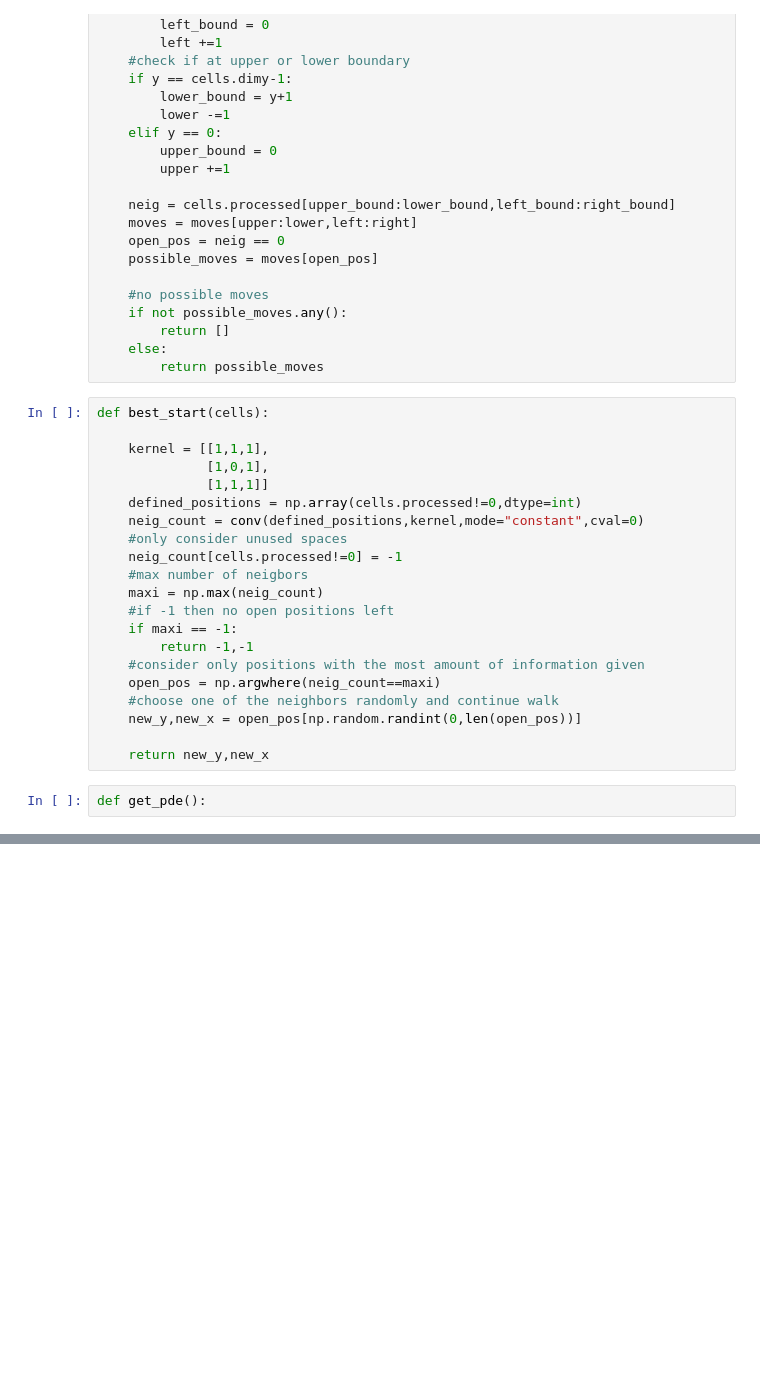
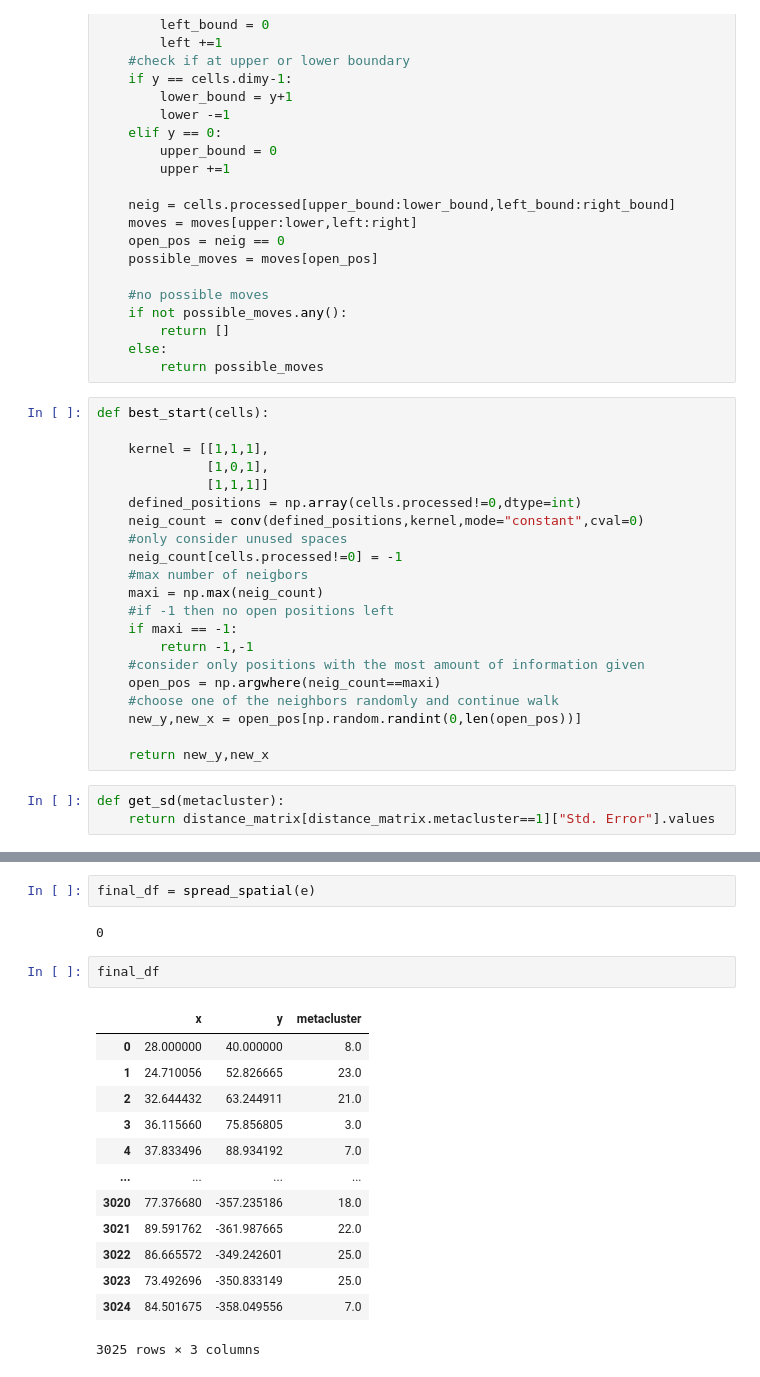
Before and after one commit to brunopalau/generative_breast_cancer_model, a Jupyter notebook: code/create.ipynb, the cells around one changed output, grey strips where cells are left out. Saved outputs shown, nothing was run; the diff lists cells and outputs as text; blank space fills up the shorter version.

```diff
--- a/code/create.ipynb
+++ b/code/create.ipynb
@@ -78,4 +107,5 @@ def best_start(cells):
 
     return new_y,new_x
 # %%
-def get_pde():
+def get_sd(metacluster):
+    return distance_matrix[distance_matrix.metacluster==1]["Std. Error"].values
@@ -139,0 +201,20 @@ def spread_spatial(cells):
+# %%
+final_df = spread_spatial(e)
+# %% [output]
+0
+# %%
+final_df
+# %% [output]
+|  | x | y | metacluster |
+| 0 | 28.000000 | 40.000000 | 8.0 |
+| 1 | 24.710056 | 52.826665 | 23.0 |
+| 2 | 32.644432 | 63.244911 | 21.0 |
+| 3 | 36.115660 | 75.856805 | 3.0 |
+| 4 | 37.833496 | 88.934192 | 7.0 |
+| ... | ... | ... | ... |
+| 3020 | 77.376680 | -357.235186 | 18.0 |
+| 3021 | 89.591762 | -361.987665 | 22.0 |
+| 3022 | 86.665572 | -349.242601 | 25.0 |
+| 3023 | 73.492696 | -350.833149 | 25.0 |
+| 3024 | 84.501675 | -358.049556 | 7.0 |
+3025 rows × 3 columns
```
Also changed, not shown: parts of 13 cells of this notebook, 1 other file.
